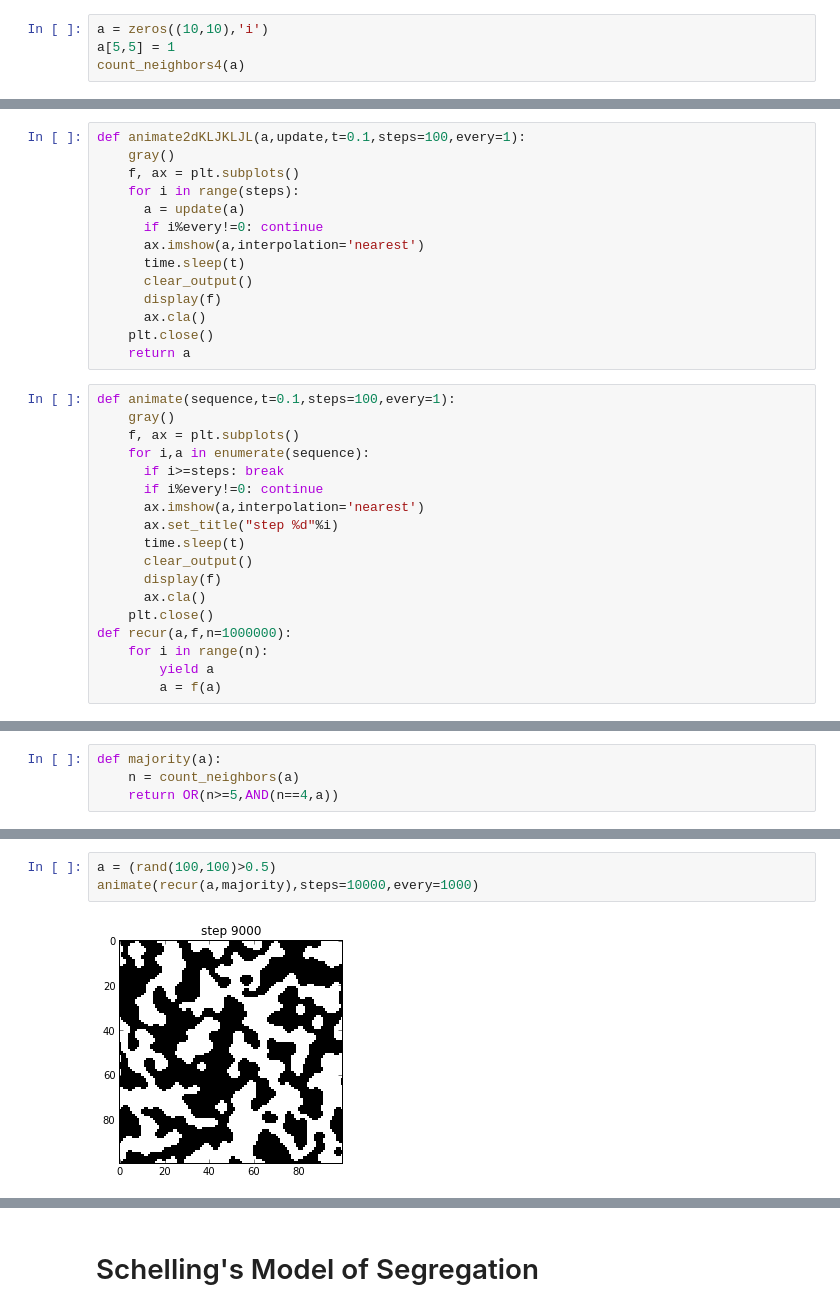
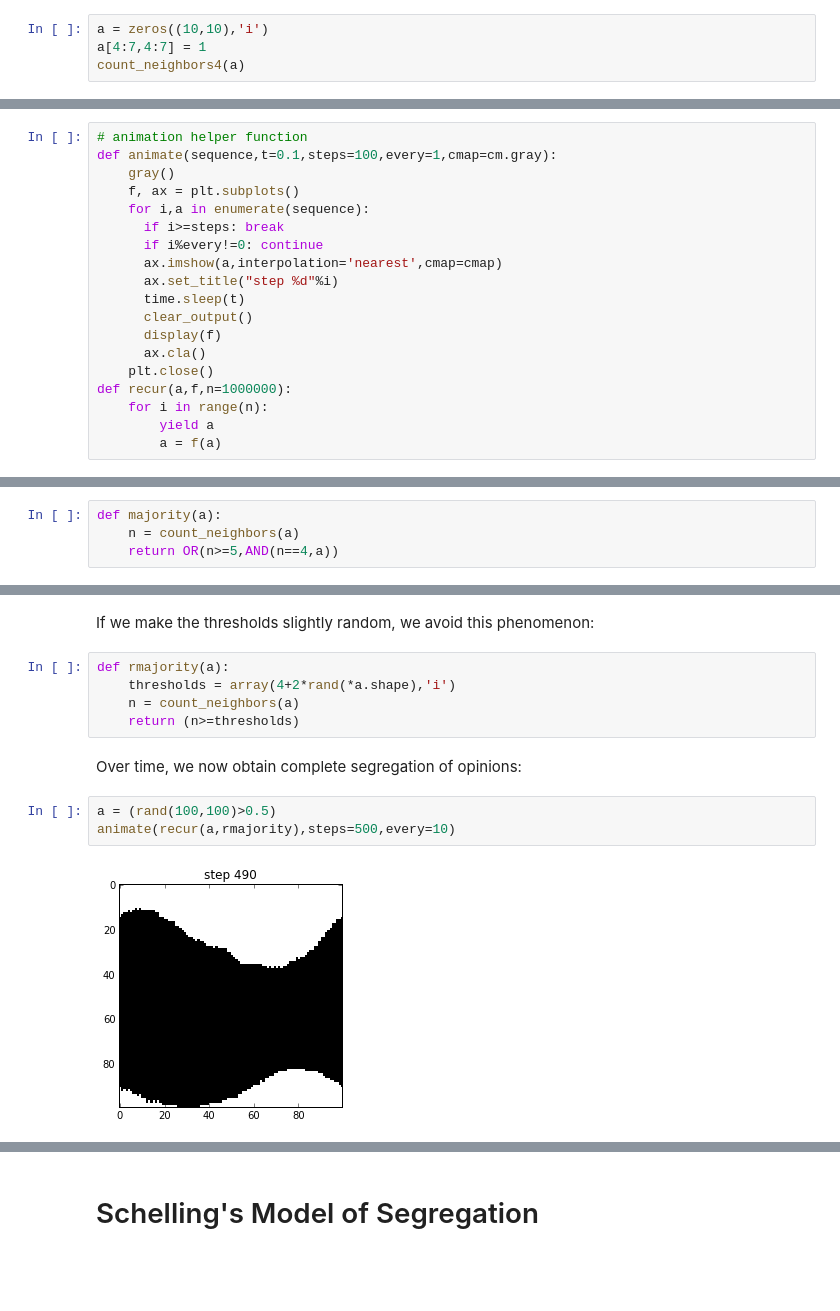
Before and after one commit to tmbdev-teaching/teaching-simso, a Jupyter notebook: 40-cellular-automata.ipynb, the cells around one changed output, grey strips where cells are left out. Saved outputs shown, nothing was run; the diff lists cells and outputs as text; blank space fills up the shorter version.

```diff
--- a/40-cellular-automata.ipynb
+++ b/40-cellular-automata.ipynb
@@ -38,7 +98,7 @@ def count_neighbors4(a):
     return roll(a,-1,0)+roll(a,1,0)+roll(a,-1,1)+roll(a,1,1)
 # %%
 a = zeros((10,10),'i')
-a[5,5] = 1
+a[4:7,4:7] = 1
 count_neighbors4(a)
 # %% [output]
 array([[0, 0, 0, 0, 0, 0, 0, 0, 0, 0],
@@ -55,34 +120,21 @@ array([[0, 0, 0, 0, 0, 0, 0, 0, 0, 0],
 def parity_step(a):
     return count_neighbors4(a)%2
 # %%
-def animate2dKLJKLJL(a,update,t=0.1,steps=100,every=1):
+# animation helper function
+def animate(sequence,t=0.1,steps=100,every=1,cmap=cm.gray):
     gray()
     f, ax = plt.subplots()
-    for i in range(steps):
-      a = update(a)
+    for i,a in enumerate(sequence):
+      if i>=steps: break
       if i%every!=0: continue
-      ax.imshow(a,interpolation='nearest')
+      ax.imshow(a,interpolation='nearest',cmap=cmap)
+      ax.set_title("step %d"%i)
       time.sleep(t)
       clear_output()
       display(f)
       ax.cla()
     plt.close()
-    return a
+def recur(a,f,n=1000000):
+    for i in range(n):
+        yield a
+        a = f(a)
-# %%
-def animate(sequence,t=0.1,steps=100,every=1):
-    gray()
-    f, ax = plt.subplots()
-    for i,a in enumerate(sequence):
-      if i>=steps: break
-      if i%every!=0: continue
-      ax.imshow(a,interpolation='nearest')
-      ax.set_title("step %d"%i)
-      time.sleep(t)
-      clear_output()
-      display(f)
-      ax.cla()
-    plt.close()
-def recur(a,f,n=1000000):
-    for i in range(n):
-        yield a
-        a = f(a)
@@ -223,5 +415,14 @@ animate(recur(a,majority))
+# %% [markdown]
+If we make the thresholds slightly random, we avoid this phenomenon:
+# %%
+def rmajority(a):
+    thresholds = array(4+2*rand(*a.shape),'i')
+    n = count_neighbors(a)
+    return (n>=thresholds)
+# %% [markdown]
+Over time, we now obtain complete segregation of opinions:
 # %%
 a = (rand(100,100)>0.5)
-animate(recur(a,majority),steps=10000,every=1000)
+animate(recur(a,rmajority),steps=500,every=10)
 # %% [output]
-[figure, old version]
+[figure, new version]
```
Also changed, not shown: parts of 64 cells of this notebook.
